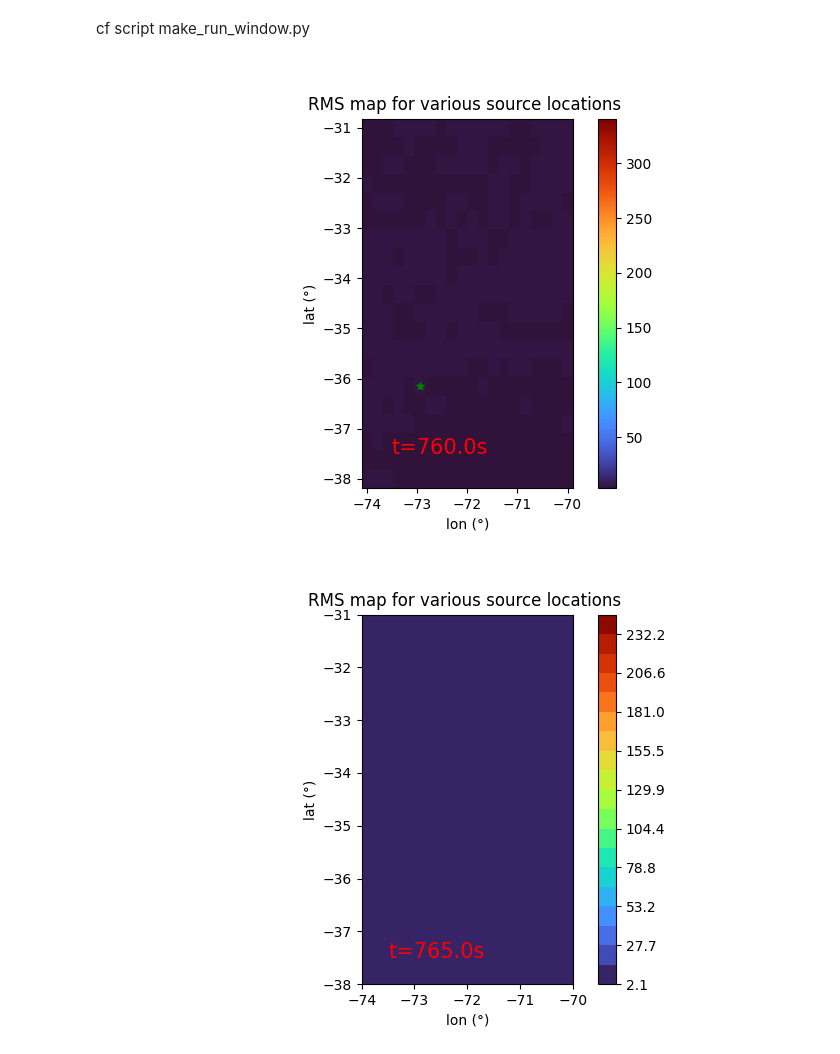
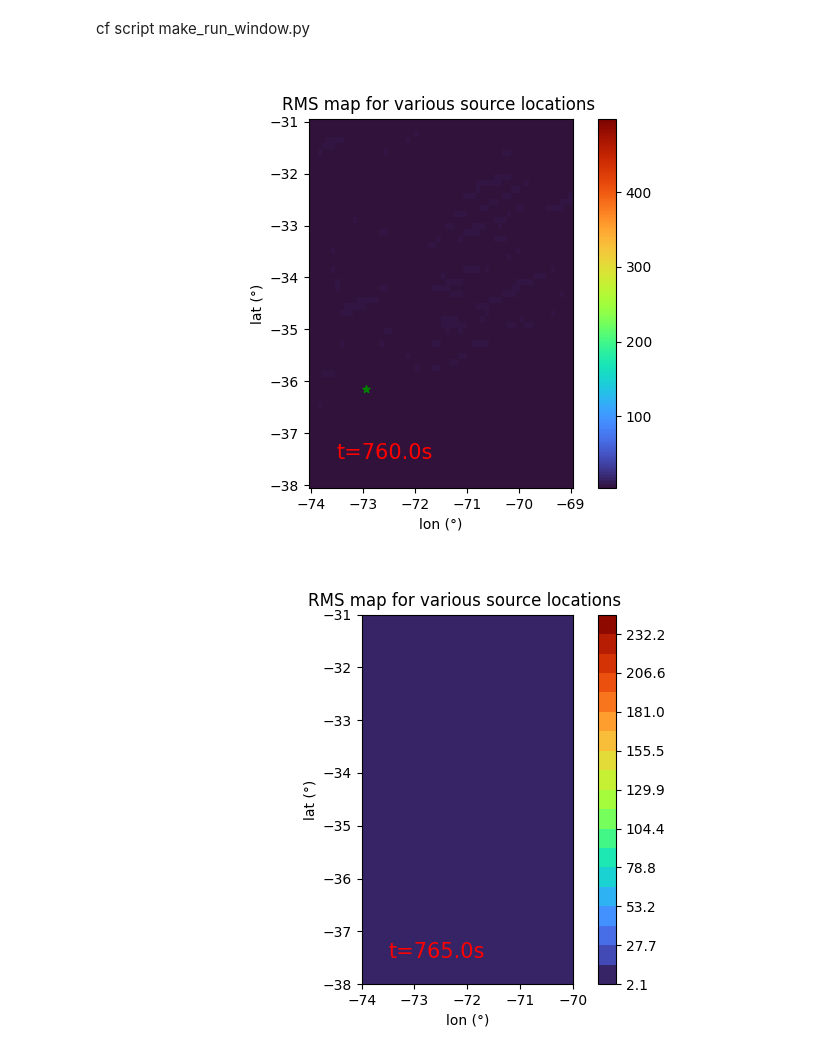
Before and after one commit to Elrondol/doctoral_school, a Jupyter notebook: PROJECT.ipynb, the cells around one changed output. Cells and saved outputs as stored; diff of their text form; code cells hidden in the pictures.

```diff
--- a/PROJECT.ipynb
+++ b/PROJECT.ipynb
@@ -441,40 +441,40 @@ The rupture velocity is  -0.6624076988853693 km/s.
 cf script make_run_window.py
 # %%
 plt.close('all')
-run_folder = 'run_plage20_cross2'
+run_folder = 'run_plage20_cross10_hd'
 
 rms = np.load(f'{run_folder}/rms.npy')
 x, y = np.load(f'{run_folder}/x.npy'), np.load(f'{run_folder}/y.npy')
 times = np.load(f'{run_folder}/times.npy')
 
 
 times_fig = np.mean(times, axis = 1)
 
 fig, ax = plt.subplots()
 ax.set_title('RMS map for various source locations ')
 ax.set_xlabel('lon (°)')
 ax.set_ylabel('lat (°)')
 ax.set_aspect('equal')  # Make sure the aspect ratio is equal
 
 # Initialize pcolormesh
 im = ax.pcolormesh(x,y,rms[0,:,:], cmap='turbo',vmin=np.min(rms),vmax=np.max(rms))
 text_annotation = ax.text(-73.5,-37.5,f't={times_fig[0]}s',color='red', fontsize=15)
 ax.scatter(eq_lon, eq_lat, marker='*', s=30, color='green')
 fig.colorbar(im, ax=ax)
 
 
 # Function to update the pcolormesh for each time step
 def update(frame):
     text_annotation.set_text(f't={times_fig[frame]}s')
     im.set_array(rms[frame,:,:].ravel())
 
 # Create an animation
 ani = FuncAnimation(fig, update, frames=len(times_fig), repeat=False)
 
 # Save the animation as an MP4 video
 ani.save(f'{run_folder}/animation_pcolormesh.mp4', writer='ffmpeg')
 # %% [output]
-[figure, old version]
+[figure, new version]
 # %%
 run_folder = 'run_time_cross'
 
```
Also changed, not shown: parts of 1 cell of this notebook, 8 other files.
